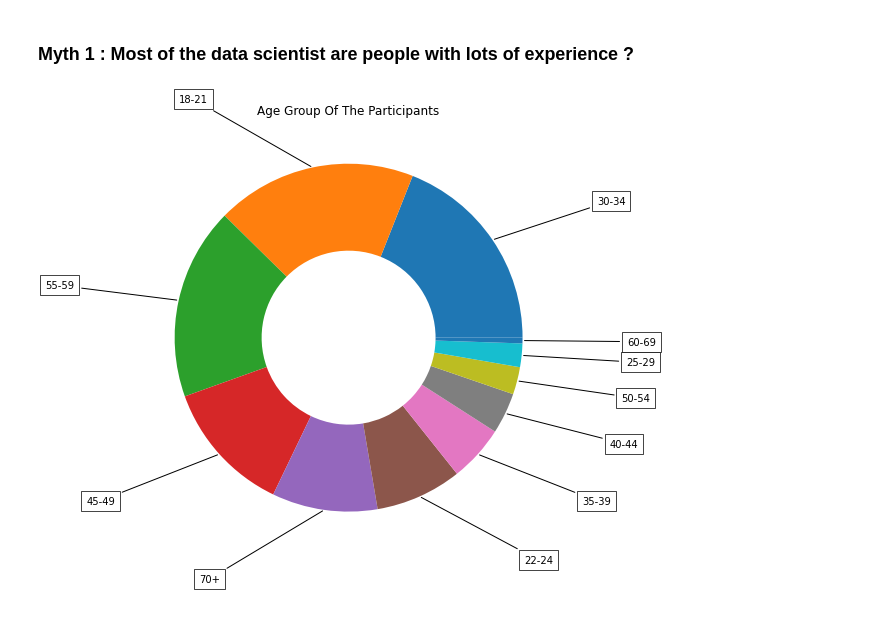
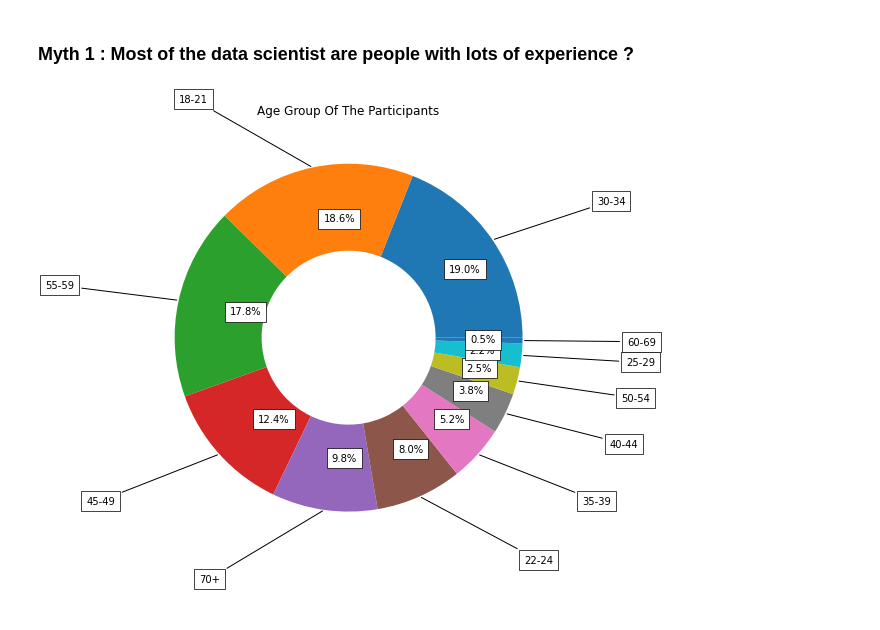
Before and after one commit to divyanshu-kunwar/kaggle_practise, a Jupyter notebook: breaking-myth-about-data-science.ipynb, the cells around one changed output. Saved outputs shown, nothing was run; the diff lists cells and outputs as text; code cells hidden in the pictures.

```diff
--- a/breaking-myth-about-data-science.ipynb
+++ b/breaking-myth-about-data-science.ipynb
@@ -64,27 +75,33 @@ Total Survey Response Count :  23997
 # %%
 import matplotlib.pyplot as plt
-import random
 
 fig , ax = plt.subplots(figsize=(16,8) , subplot_kw = dict(aspect="equal"))
 
 age_group = df['Q2'].unique()
 
-wedges , text = ax.pie(df['Q2'].value_counts().to_list() , wedgeprops=dict(width=0.5) , startangle=0)
+wedges , text = ax.pie(df['Q2'].value_counts().to_list() , wedgeprops=dict(width=0.5) , startangle=0 )
 
 bbox_props = dict(boxstyle="square,pad=0.5", fc="w" , ec="k", lw=0.72)
 kw = dict(arrowprops=dict(arrowstyle="-") , bbox=bbox_props , zorder=0 , va="center")
+kw2 = dict(bbox=bbox_props, zorder=1 , va="center")
+
 
 for i , p in enumerate(wedges):
     ang = (p.theta2 - p.theta1)/2 + p.theta1
+    percenta = str(round((p.theta2 - p.theta1)*100/360 , 1)) + "%"
     y = np.sin(np.deg2rad(ang))
     x = np.cos(np.deg2rad(ang))
     horizontal_alignment = {-1:"right",1:"left" ,}[int(np.sign(x))]
-    ax.annotate(age_group[i] ,xy=(x,y) , xytext=(x+0.6*np.sign(x),1.4*y), horizontalalignment=horizontal_alignment, **kw) # xytext=(1.35*np.sign(x) ,1.25*y)
+    ax.annotate(age_group[i] ,xy=(x,y) , xytext=(x+0.6*np.sign(x),1.4*y), horizontalalignment=horizontal_alignment, **kw)
+    ax.annotate(percenta ,xy=(x,y), xytext=(x*0.7,y*0.7) , **kw2)
+
 
 ax.set_title("Age Group Of The Participants")
 
 # plt.pie( , labels=df['Q2'].unique() , autopct='%1.1f%%')
 
 plt.show()
 # %% [output]
-[figure, old version]
+[figure, new version]
+# %% [markdown]
+>
```
Also changed, not shown: parts of 3 cells of this notebook.
